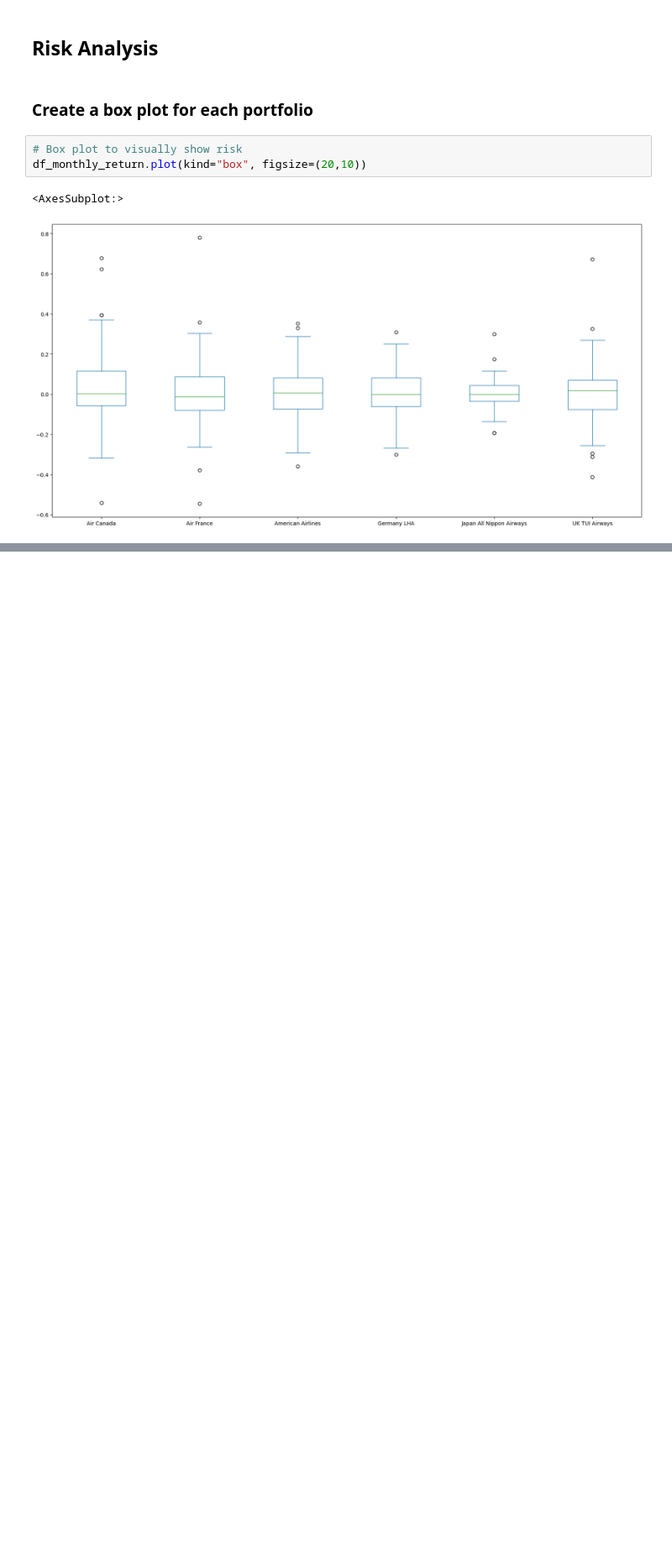
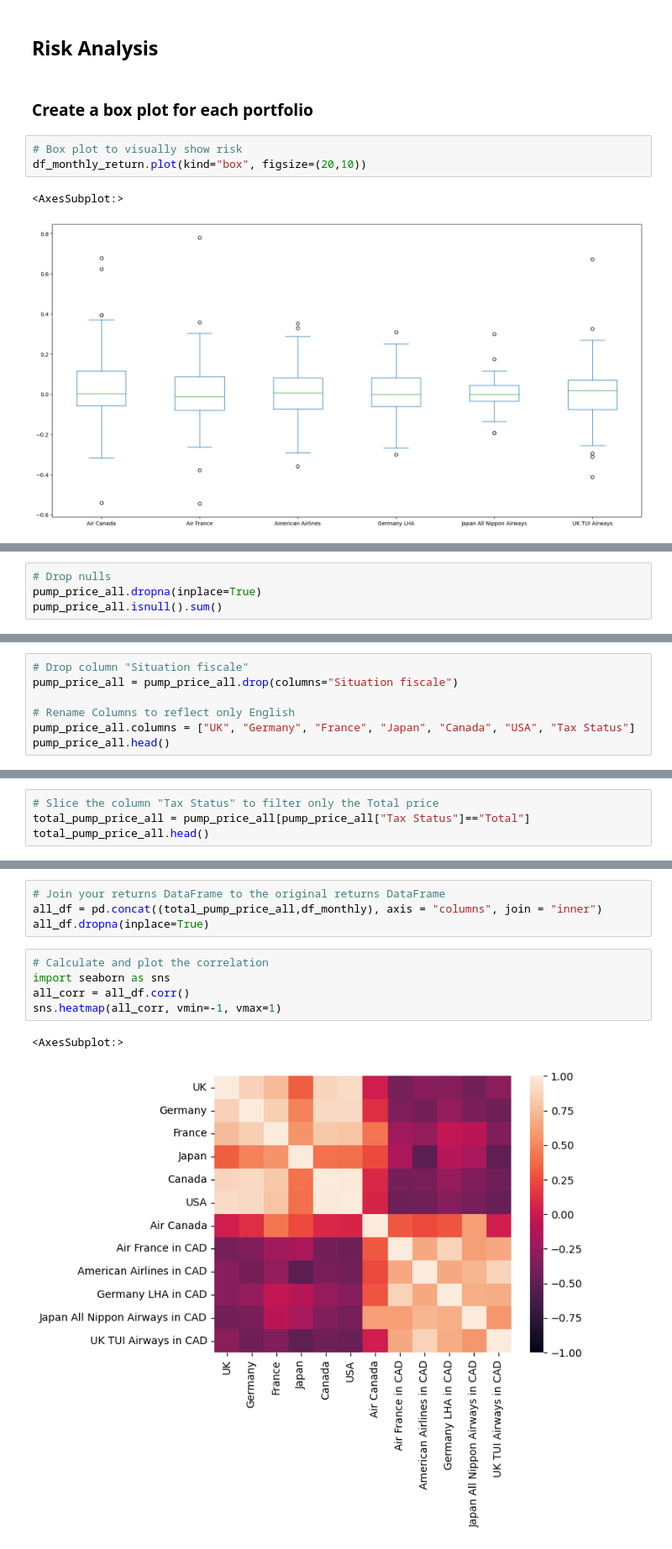
Before and after one commit to Emmalu868/Group-3-Project, a Jupyter notebook: Airline Data/Airline.ipynb, the cells around one changed output, grey strips where cells are left out. Shown at 84% size. Saved outputs shown, nothing was run; the diff lists cells and outputs as text; blank space fills up the shorter version.

```diff
--- a/Airline Data/Airline.ipynb
+++ b/Airline Data/Airline.ipynb
@@ -484,0 +497,4 @@ df_monthly_return.plot(kind="box", figsize=(20,10))
+# %%
+# Drop nulls
+pump_price_all.dropna(inplace=True)
+pump_price_all.isnull().sum()
@@ -484,0 +511,7 @@ df_monthly_return.plot(kind="box", figsize=(20,10))
+# %%
+# Drop column "Situation fiscale"
+pump_price_all = pump_price_all.drop(columns="Situation fiscale")
+
+# Rename Columns to reflect only English
+pump_price_all.columns = ["UK", "Germany", "France", "Japan", "Canada", "USA", "Tax Status"]
+pump_price_all.head()
@@ -484,0 +526,4 @@ df_monthly_return.plot(kind="box", figsize=(20,10))
+# %%
+# Slice the column "Tax Status" to filter only the Total price
+total_pump_price_all = pump_price_all[pump_price_all["Tax Status"]=="Total"]
+total_pump_price_all.head()
@@ -484,0 +538,12 @@ df_monthly_return.plot(kind="box", figsize=(20,10))
+# %%
+# Join your returns DataFrame to the original returns DataFrame
+all_df = pd.concat((total_pump_price_all,df_monthly), axis = "columns", join = "inner")
+all_df.dropna(inplace=True)
+# %%
+# Calculate and plot the correlation
+import seaborn as sns
+all_corr = all_df.corr()
+sns.heatmap(all_corr, vmin=-1, vmax=1)
+# %% [output]
+<AxesSubplot:>
+[figure, added]
```
Also changed, not shown: parts of 11 cells of this notebook.
